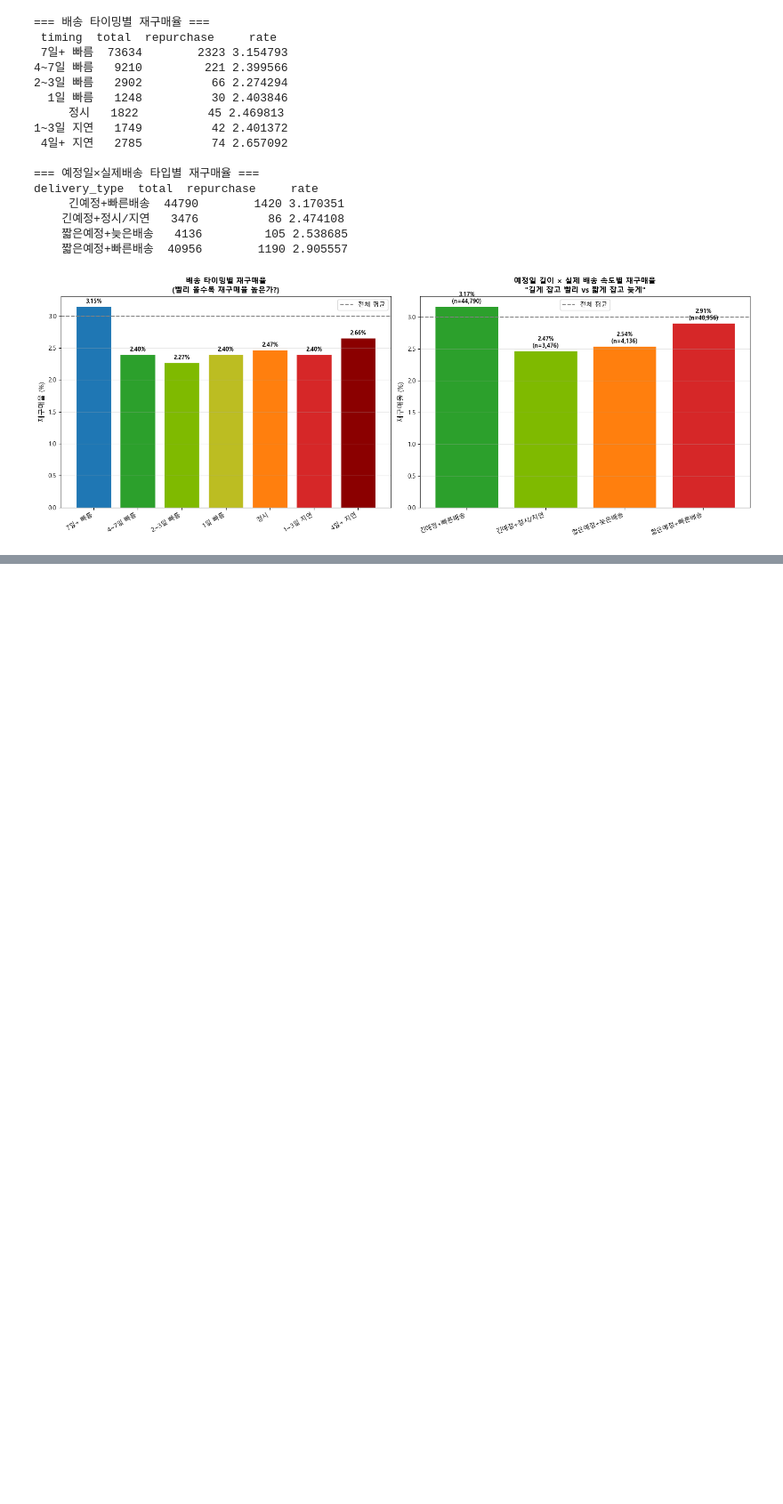
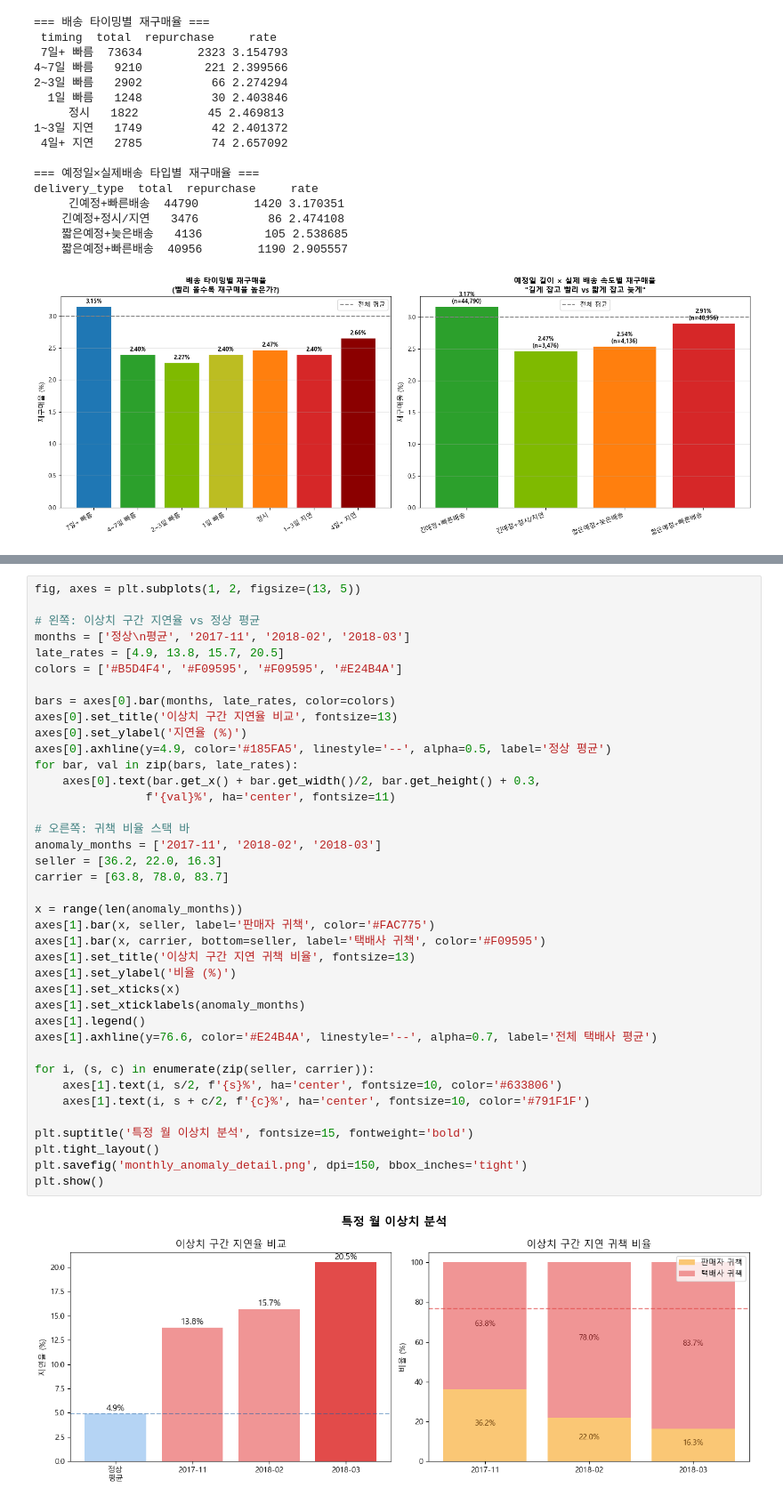
Before and after one commit to KyungminChang/team-oldest-olist-analysis, a Jupyter notebook: notebooks/Funnel_Cohort/NG/funnel_seller_analysis.ipynb, the cells around one changed output, grey strips where cells are left out. Shown at 89% size. Saved outputs shown, nothing was run; the diff lists cells and outputs as text; blank space fills up the shorter version.

```diff
--- a/notebooks/Funnel_Cohort/NG/funnel_seller_analysis.ipynb
+++ b/notebooks/Funnel_Cohort/NG/funnel_seller_analysis.ipynb
@@ -1170,0 +1532,41 @@ delivery_type  total  repurchase     rate
+# %%
+fig, axes = plt.subplots(1, 2, figsize=(13, 5))
+
+# 왼쪽: 이상치 구간 지연율 vs 정상 평균
+months = ['정상\n평균', '2017-11', '2018-02', '2018-03']
+late_rates = [4.9, 13.8, 15.7, 20.5]
+colors = ['#B5D4F4', '#F09595', '#F09595', '#E24B4A']
+
+bars = axes[0].bar(months, late_rates, color=colors)
+axes[0].set_title('이상치 구간 지연율 비교', fontsize=13)
+axes[0].set_ylabel('지연율 (%)')
+axes[0].axhline(y=4.9, color='#185FA5', linestyle='--', alpha=0.5, label='정상 평균')
+for bar, val in zip(bars, late_rates):
+    axes[0].text(bar.get_x() + bar.get_width()/2, bar.get_height() + 0.3,
+                f'{val}%', ha='center', fontsize=11)
+
+# 오른쪽: 귀책 비율 스택 바
+anomaly_months = ['2017-11', '2018-02', '2018-03']
+seller = [36.2, 22.0, 16.3]
+carrier = [63.8, 78.0, 83.7]
+
+x = range(len(anomaly_months))
+axes[1].bar(x, seller, label='판매자 귀책', color='#FAC775')
+axes[1].bar(x, carrier, bottom=seller, label='택배사 귀책', color='#F09595')
+axes[1].set_title('이상치 구간 지연 귀책 비율', fontsize=13)
+axes[1].set_ylabel('비율 (%)')
+axes[1].set_xticks(x)
+axes[1].set_xticklabels(anomaly_months)
+axes[1].legend()
+axes[1].axhline(y=76.6, color='#E24B4A', linestyle='--', alpha=0.7, label='전체 택배사 평균')
+
+for i, (s, c) in enumerate(zip(seller, carrier)):
+    axes[1].text(i, s/2, f'{s}%', ha='center', fontsize=10, color='#633806')
+    axes[1].text(i, s + c/2, f'{c}%', ha='center', fontsize=10, color='#791F1F')
+
+plt.suptitle('특정 월 이상치 분석', fontsize=15, fontweight='bold')
+plt.tight_layout()
+plt.savefig('monthly_anomaly_detail.png', dpi=150, bbox_inches='tight')
+plt.show()
+# %% [output]
+[figure, added]
```
Also changed, not shown: parts of 32 cells of this notebook, 8 other files.
